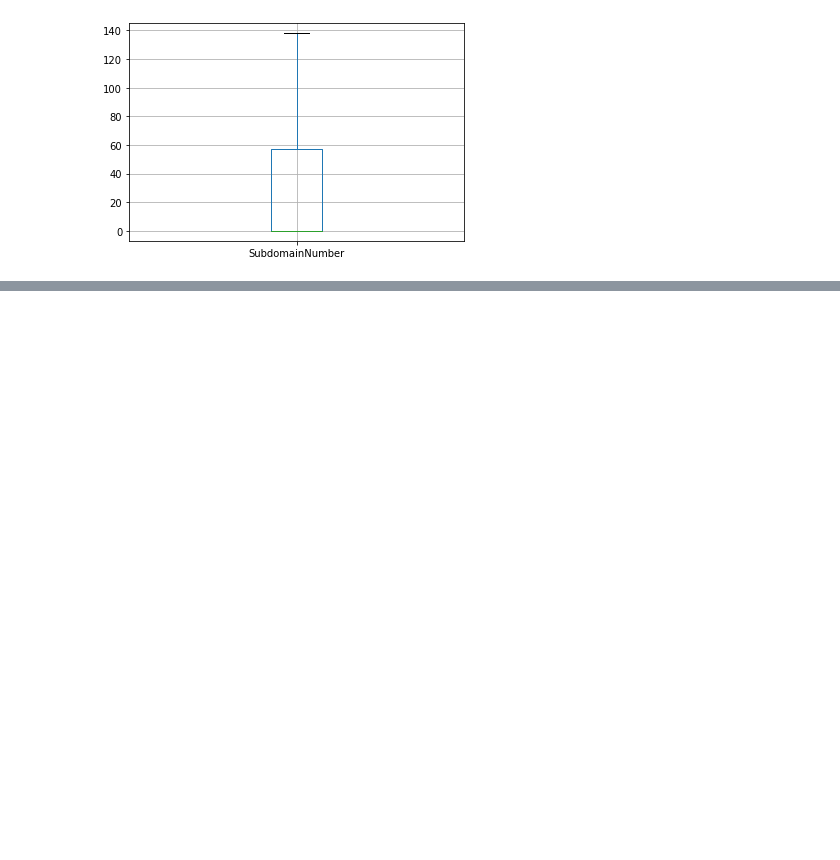
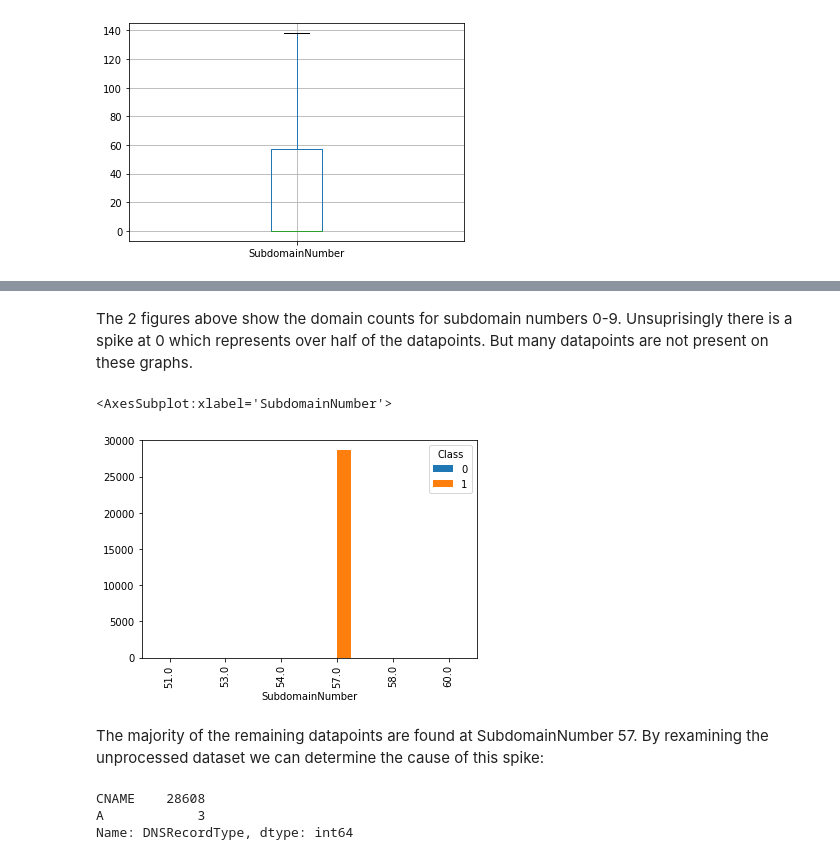
Before and after one commit to lukem1/malicious-domain-classification, a Jupyter notebook: preprocessing.ipynb, the cells around one changed output, grey strips where cells are left out. Saved outputs shown, nothing was run; the diff lists cells and outputs as text; code cells hidden in the pictures; blank space fills up the shorter version.

```diff
--- a/preprocessing.ipynb
+++ b/preprocessing.ipynb
@@ -519,0 +545,17 @@ data.boxplot(column="SubdomainNumber")
+# %% [markdown]
+The 2 figures above show the domain counts for subdomain numbers 0-9. Unsuprisingly there is a spike at 0 which represents over half of the datapoints. But many datapoints are not present on these graphs.
+# %%
+pd.crosstab(data["SubdomainNumber"], data["Class"])[50:60].plot.bar()
+# %% [output]
+<AxesSubplot:xlabel='SubdomainNumber'>
+[figure, added]
+# %% [markdown]
+The majority of the remaining datapoints are found at SubdomainNumber 57. By rexamining the unprocessed dataset we can determine the cause of this spike:
+# %%
+raw_data = pd.read_csv(datasource)
+
+raw_data.loc[raw_data["SubdomainNumber"] == 57].drop(columns=["Domain"])["DNSRecordType"].value_counts()
+# %% [output]
+CNAME    28608
+A            3
+Name: DNSRecordType, dtype: int64
```
Also changed, not shown: parts of 13 cells of this notebook.
